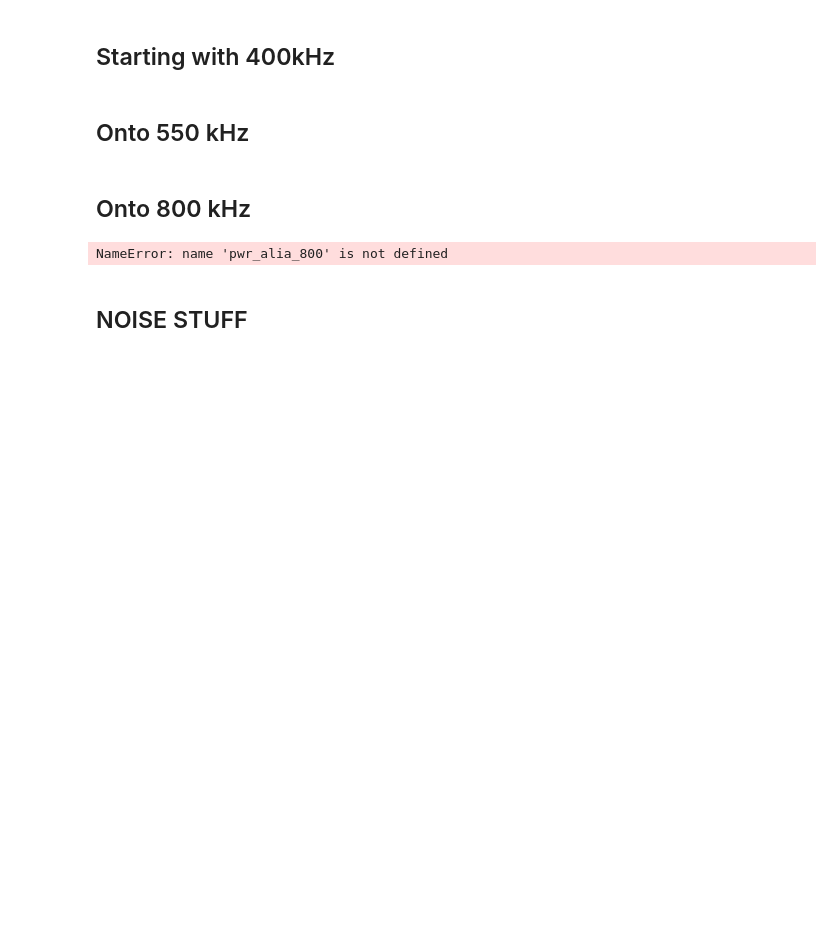
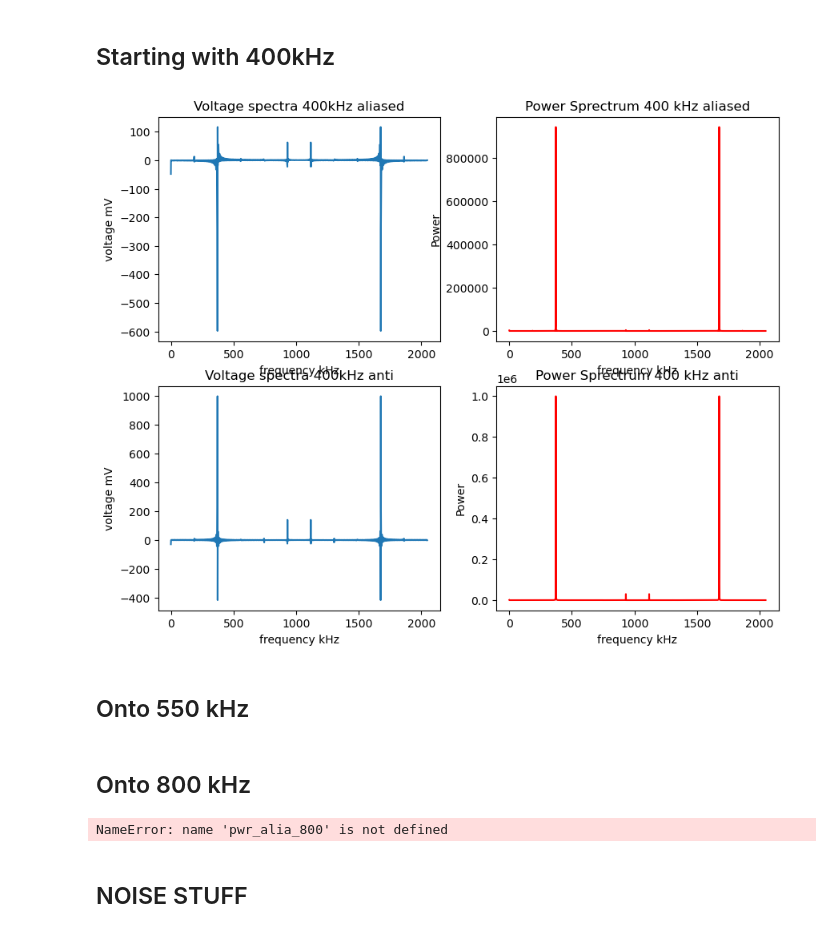
Before and after one commit to johnnyhff11/Lab1_scripts, a Jupyter notebook: Workspace 2.0.ipynb, the cells around one changed output. Drawn from its saved outputs; the diff is of its cells as text; code cells hidden in the pictures; blank space fills up the shorter version.

```diff
--- a/Workspace 2.0.ipynb
+++ b/Workspace 2.0.ipynb
@@ -27,44 +27,46 @@ def power(fft):
 # %% [markdown]
 ## Starting with 400kHz
 # %%
-# #Aliased
-# aliased400 = np.load("aliased_data(400kHz,100mV,3attenuator).npz")
-# alia_400 = aliased400["arr_0"]
-# x = aliased400["arr_1"]
-# alia_400_fft = np.fft.fft(alia_400)
-# pwr_alia_400 = np.abs(alia_400_fft)**2
+#Aliased
+aliased400 = np.load("aliased_data(400kHz,100mV,3attenuator).npz")
+alia_400 = aliased400["arr_0"]
+x = aliased400["arr_1"]
+alia_400_fft = np.fft.fft(alia_400)
+pwr_alia_400 = np.abs(alia_400_fft)**2
 
-# #Antialiasing
-# anti400 = np.load("anti_data(400kHz,100mV,3attenuator).npz")
-# anti_400 = anti400["arr_0"]
+#Antialiasing
+anti400 = np.load("anti_data(400kHz,100mV,3attenuator).npz")
+anti_400 = anti400["arr_0"]
 
-# anti_400_fft = np.fft.fft(anti_400)
-# pwr_anti_400 = np.abs(anti_400_fft)**2
-# ##### PLOTTING #####
+anti_400_fft = np.fft.fft(anti_400)
+pwr_anti_400 = np.abs(anti_400_fft)**2
+##### PLOTTING #####
 
-# fig,((ax1,ax2),(ax3,ax4)) = plt.subplots(2,2,figsize=(10,8))
-# ax1.plot(x,alia_400_fft)
-# ax1.set_title("Voltage spectra 400kHz aliased")
-# ax1.set_xlabel("frequency kHz")
-# ax1.set_ylabel("voltage mV")
+fig,((ax1,ax2),(ax3,ax4)) = plt.subplots(2,2,figsize=(10,8))
+ax1.plot(x,alia_400_fft)
+ax1.set_title("Voltage spectra 400kHz aliased")
+ax1.set_xlabel("frequency kHz")
+ax1.set_ylabel("voltage mV")
 
-# ax2.plot(x,pwr_alia_400,color='red')
-# ax2.set_title("Power Sprectrum 400 kHz aliased")
-# ax2.set_xlabel("frequency kHz")
-# ax2.set_ylabel("Power")
+ax2.plot(x,pwr_alia_400,color='red')
+ax2.set_title("Power Sprectrum 400 kHz aliased")
+ax2.set_xlabel("frequency kHz")
+ax2.set_ylabel("Power")
 
-# ax3.plot(x,anti_400_fft)
-# ax3.set_title("Voltage spectra 400kHz anti")
-# ax3.set_xlabel("frequency kHz")
-# ax3.set_ylabel("voltage mV")
+ax3.plot(x,anti_400_fft)
+ax3.set_title("Voltage spectra 400kHz anti")
+ax3.set_xlabel("frequency kHz")
+ax3.set_ylabel("voltage mV")
 
-# ax4.plot(x,pwr_anti_400,color='red')
-# ax4.set_title("Power Sprectrum 400 kHz anti")
-# ax4.set_xlabel("frequency kHz")
-# ax4.set_ylabel("Power")
+ax4.plot(x,pwr_anti_400,color='red')
+ax4.set_title("Power Sprectrum 400 kHz anti")
+ax4.set_xlabel("frequency kHz")
+ax4.set_ylabel("Power")
 
-# plt.show()
-# fig.savefig("400kHz.png")
+plt.show()
+fig.savefig("400kHz.png")
+# %% [output]
+[figure, added]
 # %% [markdown]
 ## Onto 550 kHz
 # %%
```
Also changed, not shown: parts of 2 cells of this notebook, 14 other files.
